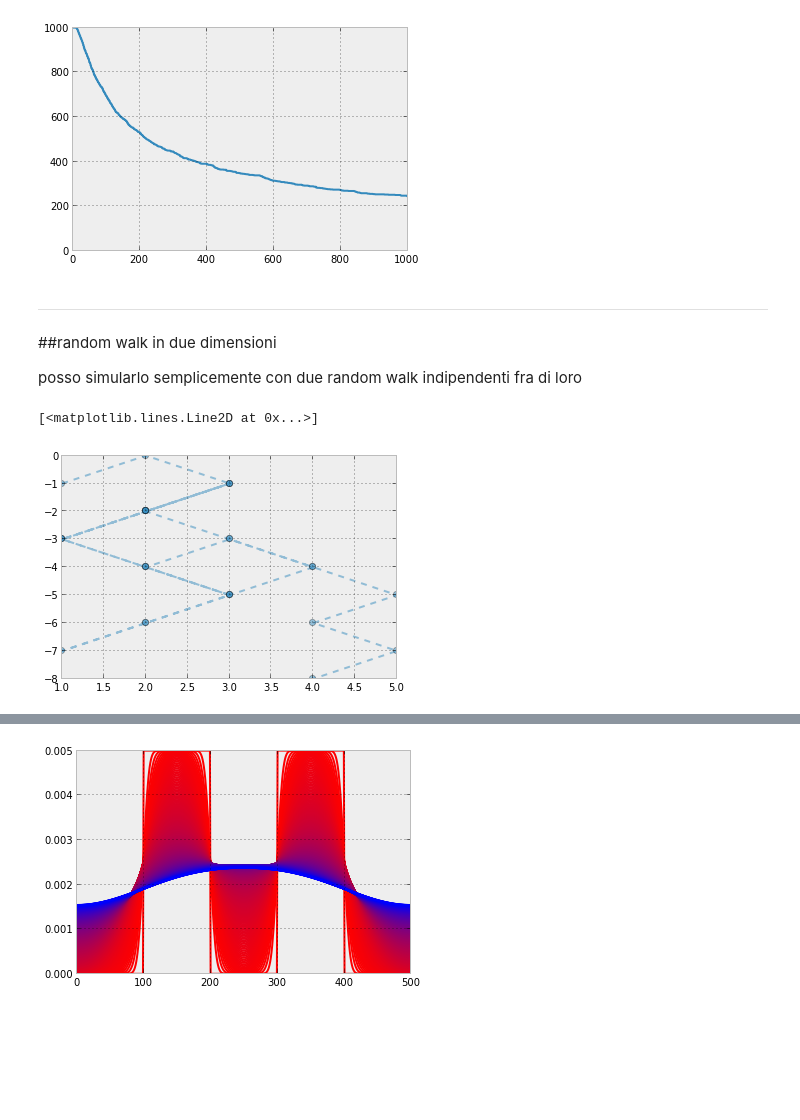
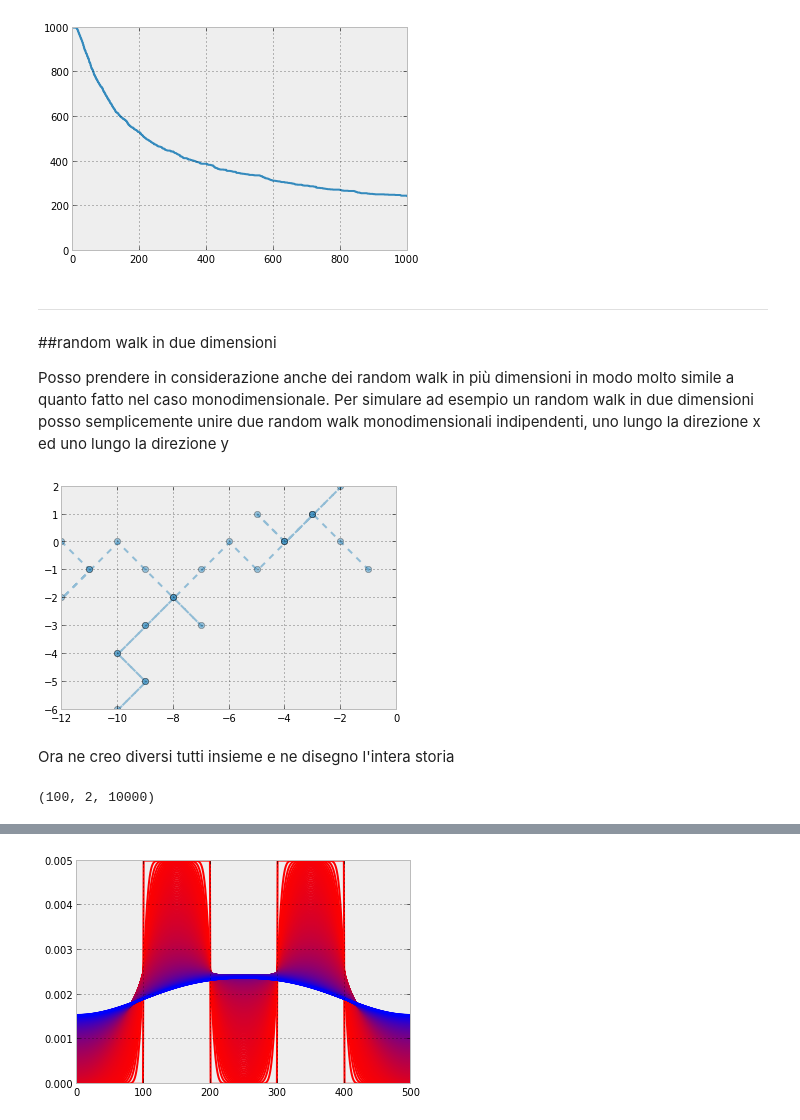
Before and after one commit to EnricoGiampieri/lezionipython, a Jupyter notebook: metodi fisici - diffusione.ipynb, the cells around one changed output, grey strips where cells are left out. Drawn from its saved outputs; the diff is of its cells as text; code cells hidden in the pictures; blank space fills up the shorter version.

```diff
--- a/metodi fisici - diffusione.ipynb
+++ b/metodi fisici - diffusione.ipynb
@@ -136,16 +140,18 @@ gca().set_ylim(0.0, None)
 # %% [output]
 (0.0, 1000.0)
 [figure]
-# %% [markdown]
-----
-##random walk in due dimensioni
-
-posso simularlo semplicemente con due random walk indipendenti fra di loro
+# %% [markdown]
+----
+##random walk in due dimensioni
+
+Posso prendere in considerazione anche dei random walk in più dimensioni in modo molto simile a quanto fatto nel caso monodimensionale. Per simulare ad esempio un random walk in due dimensioni posso semplicemente unire due random walk monodimensionali indipendenti, uno lungo la direzione x ed uno lungo la direzione y
 # %%
 N = 30
 single_steps = (rand(N,2)<0.5)*2-1
+
 single_walk = cumsum(single_steps, axis=0).T
+
 plot(single_walk[0], single_walk[1], marker='o', linestyle='--', alpha=0.5)
+plt.axes().set_aspect('equal', 'datalim')
 # %% [output]
-[<matplotlib.lines.Line2D at 0x...>]
-[figure, old version]
+[figure, new version]
@@ -153,0 +158,12 @@ ora ne creo diversi tutti insieme e vedo che cosa succede
+# %% [markdown]
+Ora ne creo diversi tutti insieme e ne disegno l'intera storia
+# %%
+N = 10000
+NW = 100
+
+radius = sqrt(N)
+single_steps = (rand(N, 2, NW)<0.5)*2-1
+single_walk = cumsum(single_steps, axis=0).T
+print single_walk.shape
+# %% [output]
+(100, 2, 10000)
```
Also changed, not shown: parts of 27 cells of this notebook, 1 other file.
